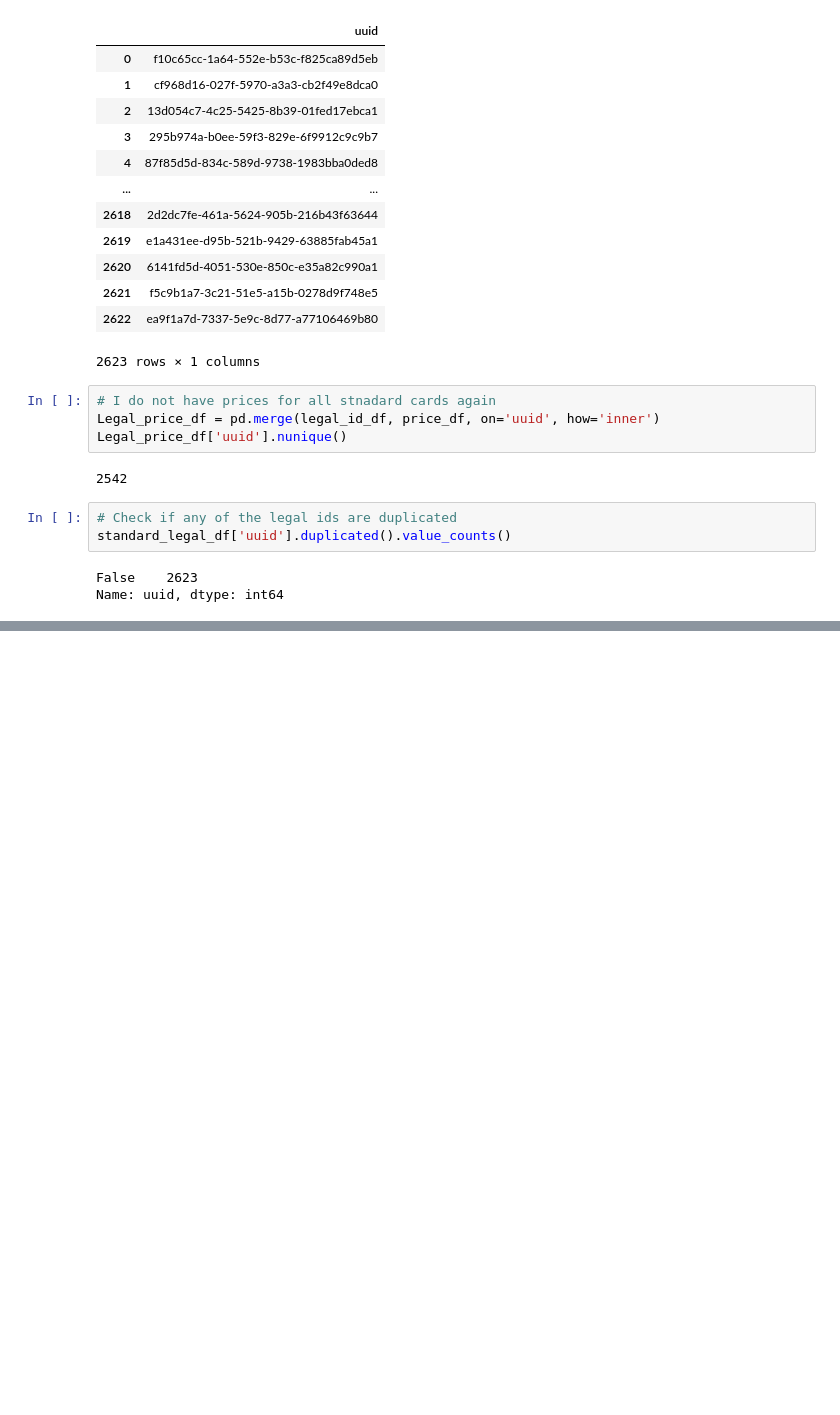
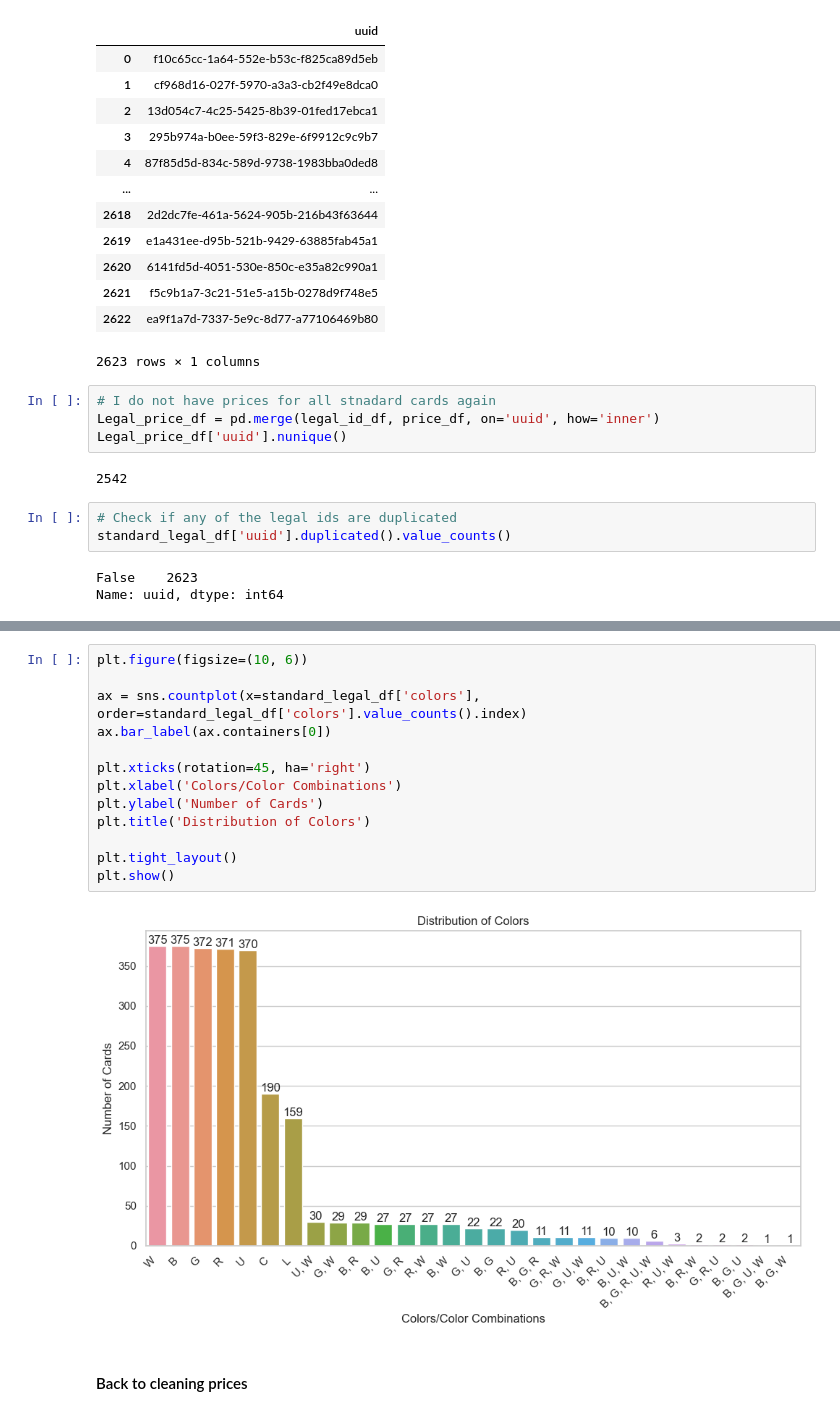
Before and after one commit to LouisHH0203/pet_projects, a Jupyter notebook: mtg_analysis.ipynb, the cells around one changed output, grey strips where cells are left out. Drawn from its saved outputs; the diff is of its cells as text; blank space fills up the shorter version.

```diff
--- a/mtg_analysis.ipynb
+++ b/mtg_analysis.ipynb
@@ -513,0 +616,17 @@ Name: uuid, dtype: int64
+# %%
+plt.figure(figsize=(10, 6))
+
+ax = sns.countplot(x=standard_legal_df['colors'], order=standard_legal_df['colors'].value_counts().index)
+ax.bar_label(ax.containers[0])
+
+plt.xticks(rotation=45, ha='right')
+plt.xlabel('Colors/Color Combinations')
+plt.ylabel('Number of Cards')
+plt.title('Distribution of Colors')
+
+plt.tight_layout()
+plt.show()
+# %% [output]
+[figure, added]
+# %% [markdown]
+#### Back to cleaning prices
```
Also changed, not shown: parts of 20 cells of this notebook.
